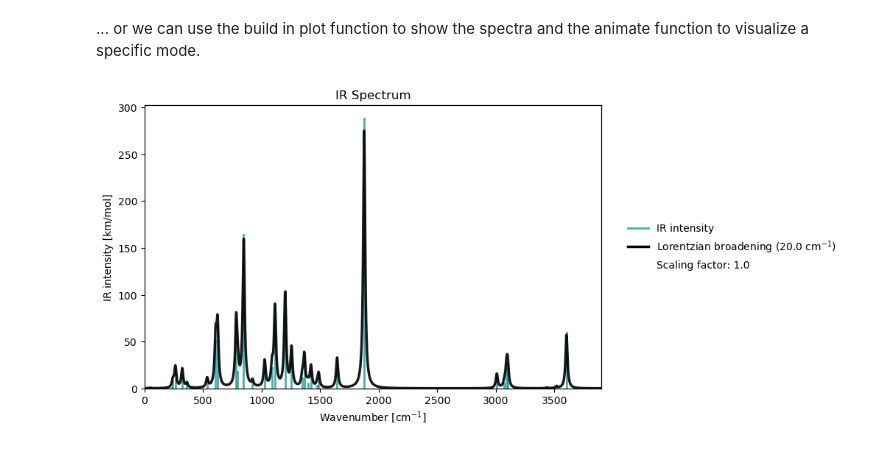
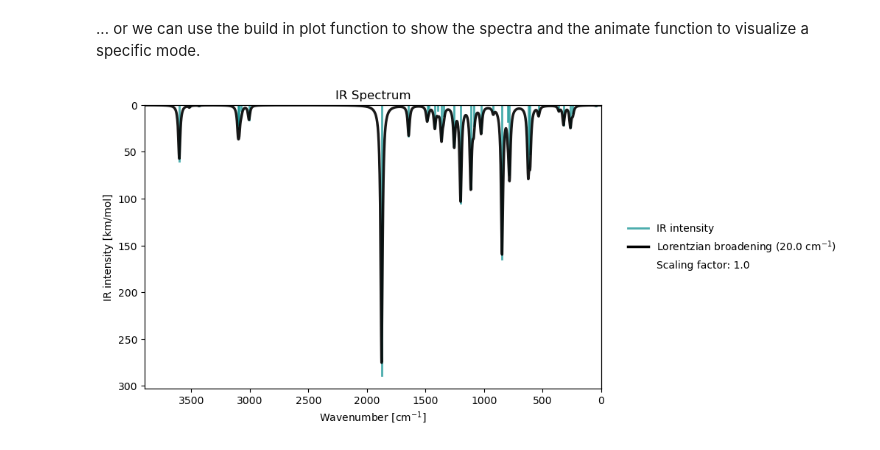
Before and after one commit to VeloxChem/vlx-notebook, a Jupyter notebook: lumi/opt-vib.ipynb, the cells around one changed output. Drawn from its saved outputs; the diff is of its cells as text; code cells hidden in the pictures.

```diff
--- a/lumi/opt-vib.ipynb
+++ b/lumi/opt-vib.ipynb
@@ -47,12 +47,11 @@ Now we read in the final geometry from the optimization and compute the vibratio
 # %%
 %%time
 molecule2 = vlx.Molecule.read_xyz_string(opt_results['final_geometry'])
-basis2 = vlx.MolecularBasis.read(molecule2, 'def2-sv(p)')
 scf_drv2 = vlx.ScfRestrictedDriver()
 scf_drv2.xcfun = 'b3lyp'
-results2 = scf_drv2.compute(molecule2, basis2)
-vibanalysis_drv = vlx.VibrationalAnalysis(scf_drv2)
-vib_results = vibanalysis_drv.compute(molecule2, basis2)
+results2 = scf_drv2.compute(molecule2, basis)
+vib_drv = vlx.VibrationalAnalysis(scf_drv2)
+vib_results = vib_drv.compute(molecule2, basis)
 # %% [output]
                                             Self Consistent Field Driver Setup
                                            ====================================
@@ -92,7 +102,7 @@ Gibbs Free Energy (Harmonic)      : E0 + ZPVE + [H-TS]_T,R,V  =  -323.40013748 a
 # %% [markdown]
 ... or we can use the build in plot function to show the spectra and the animate function to visualize a specific mode.
 # %%
-vibanalysis_drv.plot_ir(vib_results)
+vib_drv.plot_ir(vib_results, invert_axes=True)
 # %% [output]
-[figure, old version]
+[figure, new version]
 # %%
```
Also changed, not shown: parts of 4 cells of this notebook, 3 other files.
